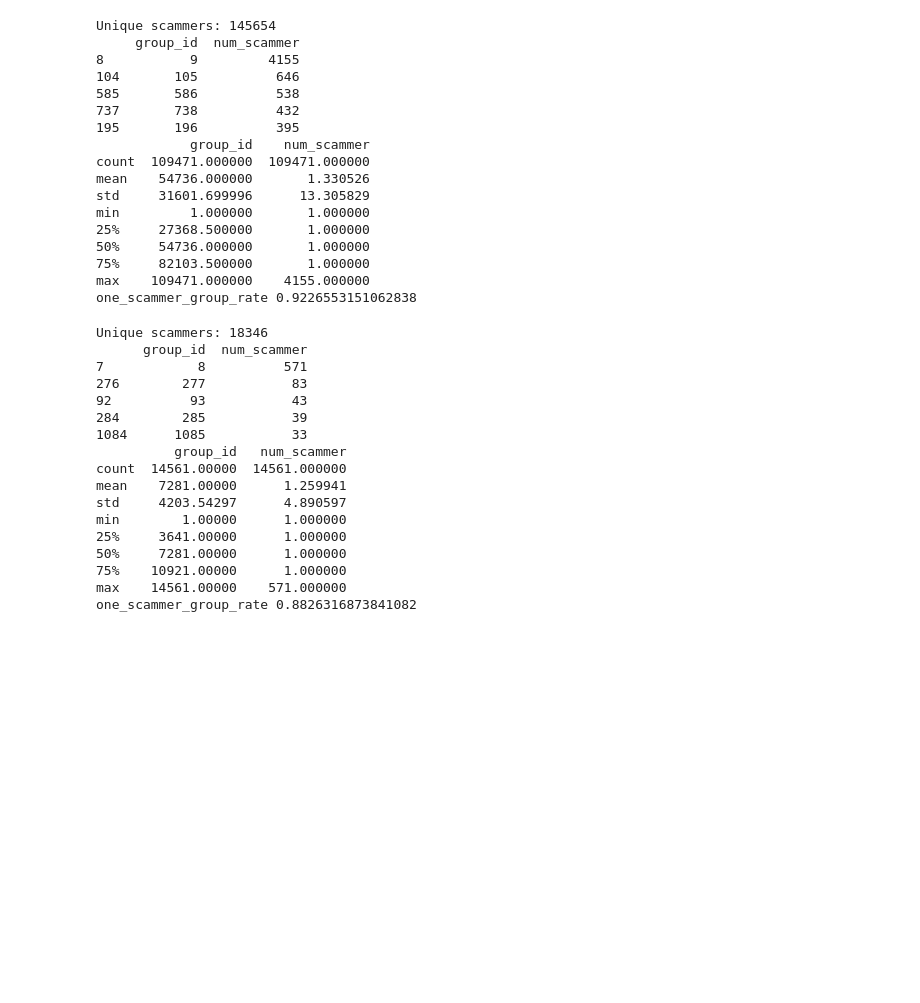
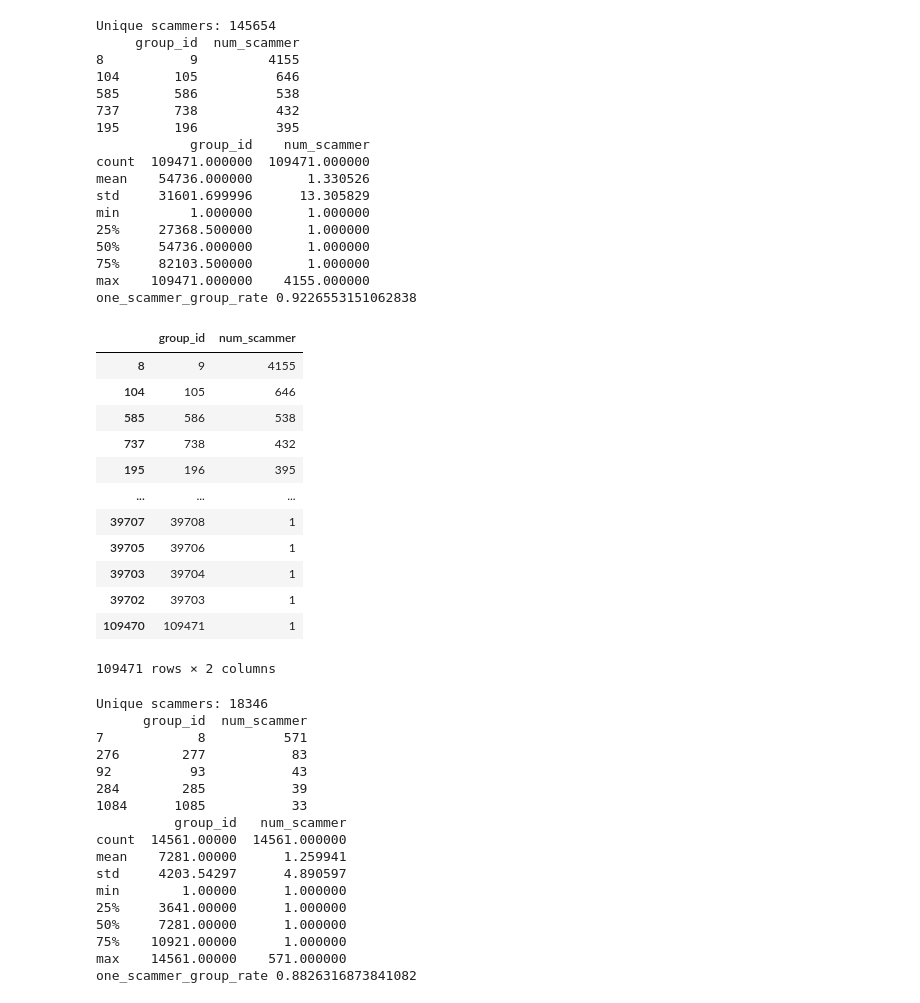
Before and after one commit to duyhuynhdev/serial-scammer-analyser, a Jupyter notebook: main/analysis/data_analysis.ipynb, the cells around one changed output. Drawn from its saved outputs; the diff is of its cells as text; code cells hidden in the pictures; blank space fills up the shorter version.

```diff
--- a/main/analysis/data_analysis.ipynb
+++ b/main/analysis/data_analysis.ipynb
@@ -93,6 +93,22 @@ min         1.000000       1.000000
 75%     82103.500000       1.000000
 max    109471.000000    4155.000000
 one_scammer_group_rate 0.9226553151062838
+# %%
+uni_groups
+# %% [output]
+|  | group_id | num_scammer |
+| 8 | 9 | 4155 |
+| 104 | 105 | 646 |
+| 585 | 586 | 538 |
+| 737 | 738 | 432 |
+| 195 | 196 | 395 |
+| ... | ... | ... |
+| 39707 | 39708 | 1 |
+| 39705 | 39706 | 1 |
+| 39703 | 39704 | 1 |
+| 39702 | 39703 | 1 |
+| 109470 | 109471 | 1 |
+109471 rows × 2 columns
 # %%
 pan_file_path = os.path.join(path.panv2_processed_path, "non_swap_simple_rp_scammer_group.csv")
 pan_groups = pd.read_csv(pan_file_path)
```
Also changed, not shown: 6 other files.
